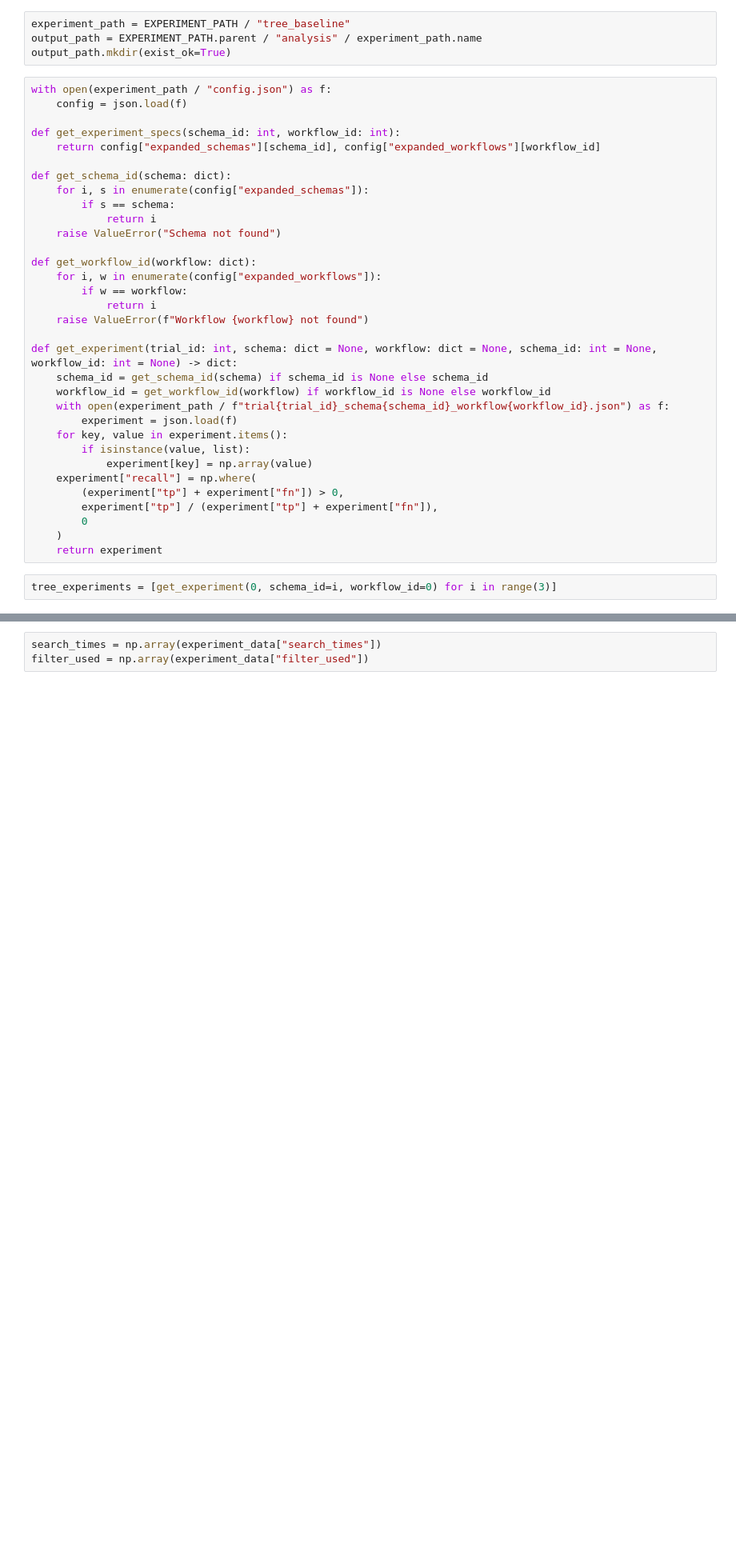
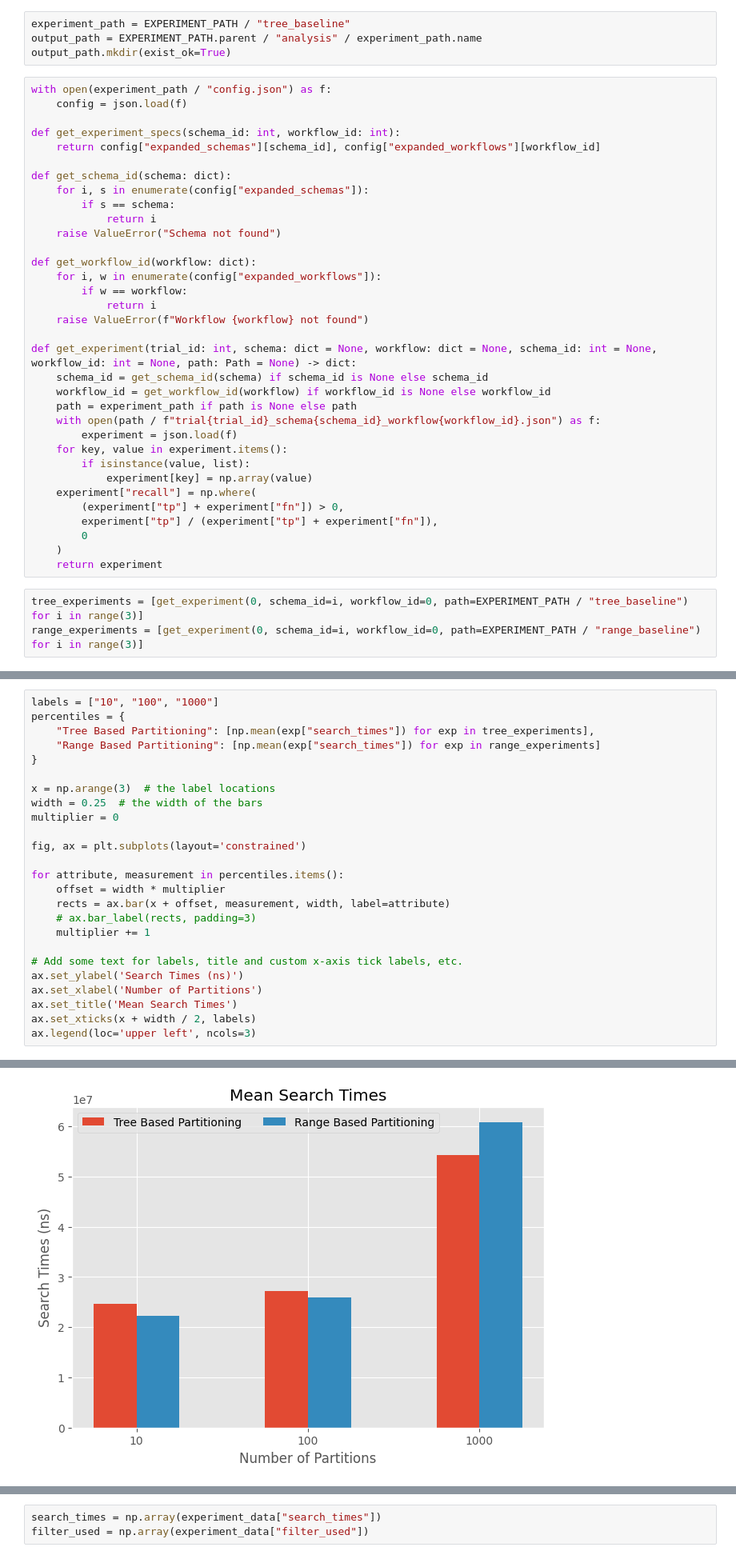
Before and after one commit to Nolan1324/CSE-584-W25-ANN-Project, a Jupyter notebook: src/analysis.ipynb, the cells around one changed output, grey strips where cells are left out. Shown at 80% size. Drawn from its saved outputs; the diff is of its cells as text; blank space fills up the shorter version.

```diff
--- a/src/analysis.ipynb
+++ b/src/analysis.ipynb
@@ -32,10 +33,11 @@ def get_workflow_id(workflow: dict):
             return i
     raise ValueError(f"Workflow {workflow} not found")
 
-def get_experiment(trial_id: int, schema: dict = None, workflow: dict = None, schema_id: int = None, workflow_id: int = None) -> dict:
+def get_experiment(trial_id: int, schema: dict = None, workflow: dict = None, schema_id: int = None, workflow_id: int = None, path: Path = None) -> dict:
     schema_id = get_schema_id(schema) if schema_id is None else schema_id
     workflow_id = get_workflow_id(workflow) if workflow_id is None else workflow_id
-    with open(experiment_path / f"trial{trial_id}_schema{schema_id}_workflow{workflow_id}.json") as f:
+    path = experiment_path if path is None else path
+    with open(path / f"trial{trial_id}_schema{schema_id}_workflow{workflow_id}.json") as f:
         experiment = json.load(f)
     for key, value in experiment.items():
         if isinstance(value, list):
@@ -47,4 +49,5 @@ def get_experiment(trial_id: int, schema: dict = None, workflow: dict = None, sc
     )
     return experiment
 # %%
-tree_experiments = [get_experiment(0, schema_id=i, workflow_id=0) for i in range(3)]
+tree_experiments = [get_experiment(0, schema_id=i, workflow_id=0, path=EXPERIMENT_PATH / "tree_baseline") for i in range(3)]
+range_experiments = [get_experiment(0, schema_id=i, workflow_id=0, path=EXPERIMENT_PATH / "range_baseline") for i in range(3)]
@@ -55,0 +54,26 @@ plt.plot([0,1,3], [exp["recall"].mean() for exp in tree_experiments], label="Tre
+# %%
+labels = ["10", "100", "1000"]
+percentiles = {
+    "Tree Based Partitioning": [np.mean(exp["search_times"]) for exp in tree_experiments],
+    "Range Based Partitioning": [np.mean(exp["search_times"]) for exp in range_experiments]
+}
+
+x = np.arange(3)  # the label locations
+width = 0.25  # the width of the bars
+multiplier = 0
+
+fig, ax = plt.subplots(layout='constrained')
+
+for attribute, measurement in percentiles.items():
+    offset = width * multiplier
+    rects = ax.bar(x + offset, measurement, width, label=attribute)
+    # ax.bar_label(rects, padding=3)
+    multiplier += 1
+
+# Add some text for labels, title and custom x-axis tick labels, etc.
+ax.set_ylabel('Search Times (ns)')
+ax.set_xlabel('Number of Partitions')
+ax.set_title('Mean Search Times')
+ax.set_xticks(x + width / 2, labels)
+ax.legend(loc='upper left', ncols=3)
+# %% [output]
@@ -55,0 +81 @@ plt.plot([0,1,3], [exp["recall"].mean() for exp in tree_experiments], label="Tre
+[figure, added]
```
Also changed, not shown: parts of 6 cells of this notebook.
